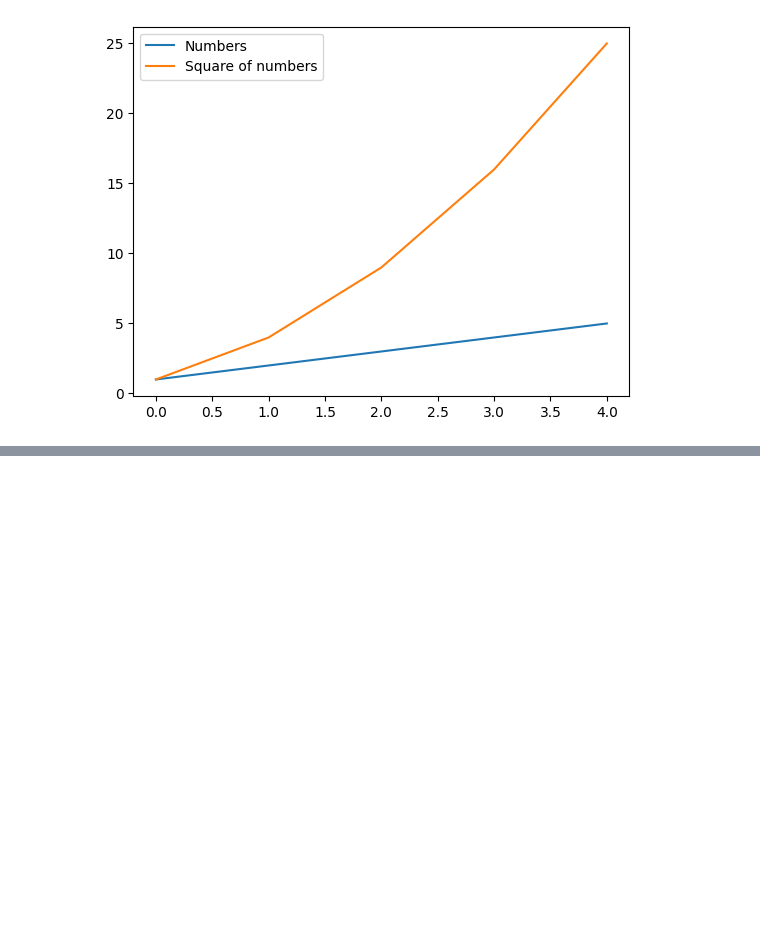
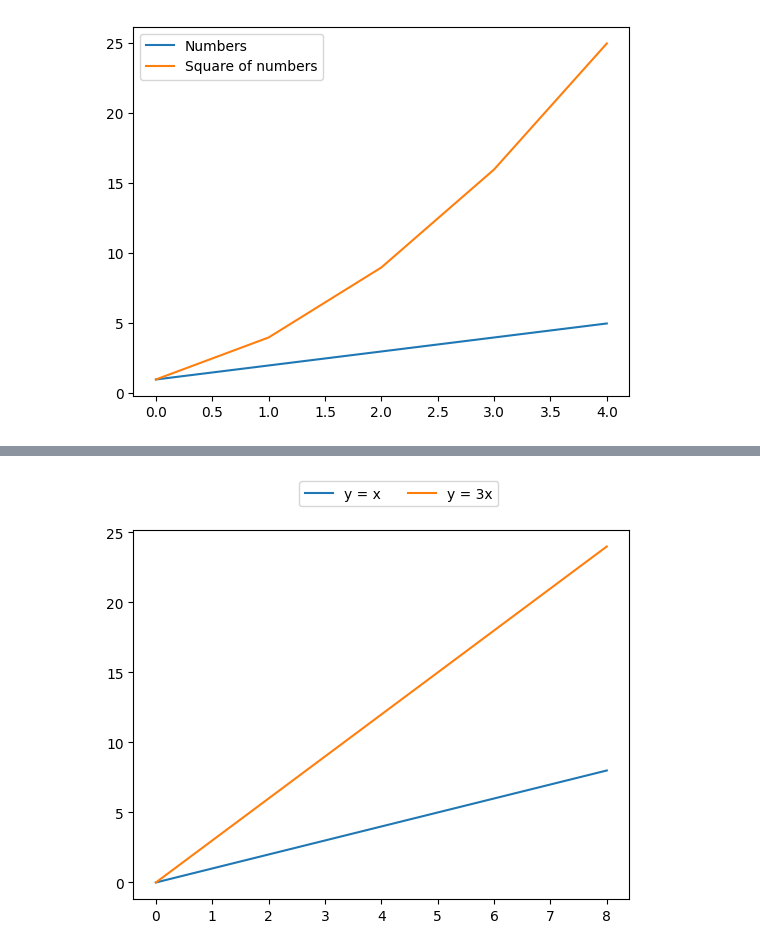
Before and after one commit to Vipas12/FundamentosPython_Vipin, a Jupyter notebook: UFCD10793_FT16/Ex16.ipynb, the cells around one changed output, grey strips where cells are left out. Cells and saved outputs as stored; diff of their text form; code cells hidden in the pictures; blank space fills up the shorter version.

```diff
--- a/UFCD10793_FT16/Ex16.ipynb
+++ b/UFCD10793_FT16/Ex16.ipynb
@@ -170,0 +185,12 @@ plt.show()
+# %%
+import numpy as np
+import matplotlib.pyplot as plt
+x = [0, 1, 2, 3, 4, 5, 6, 7, 8]
+y1 = [0, 3, 6, 9, 12, 15, 18, 21, 24]
+y2 = [0, 1, 2, 3, 4, 5, 6, 7, 8]
+plt.plot(y2, label ="y = x")
+plt.plot(y1, label ="y = 3x")
+plt.legend(bbox_to_anchor =(0.75, 1.15), ncol = 2)
+plt.show()
+# %% [output]
+[figure, added]
```
Also changed, not shown: parts of 2 cells of this notebook.
